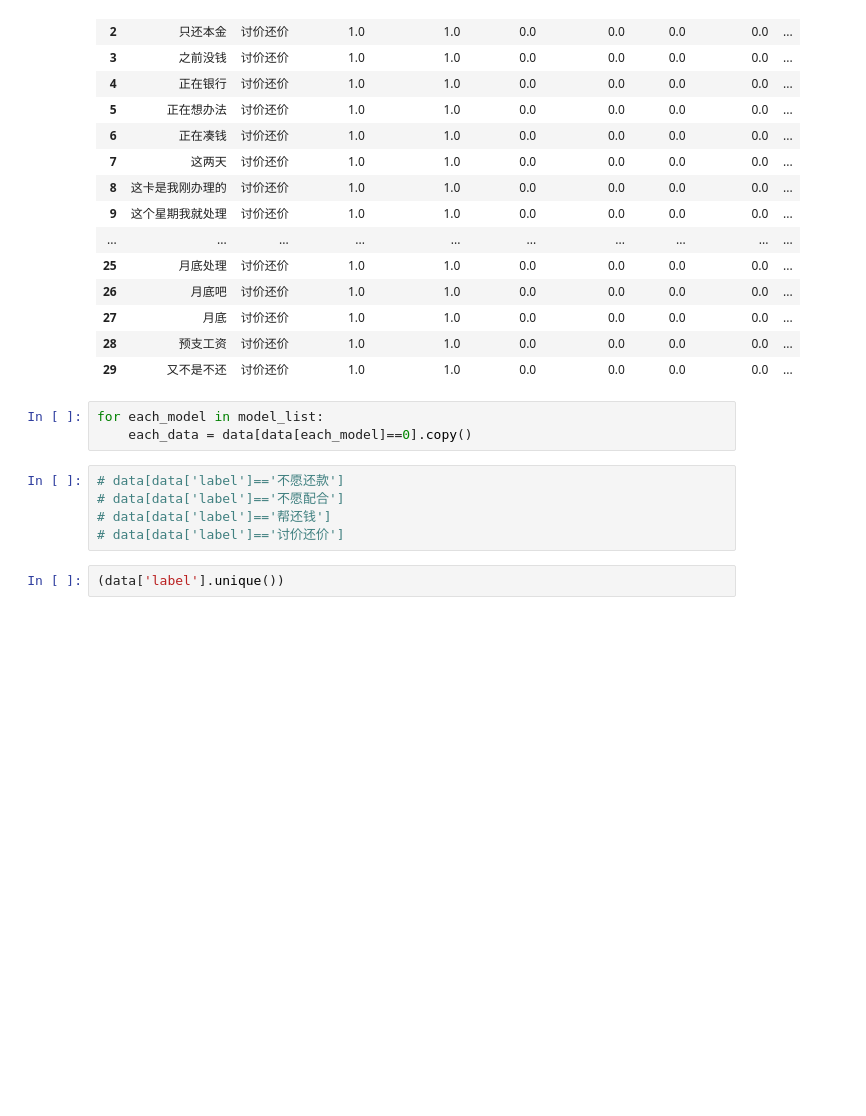
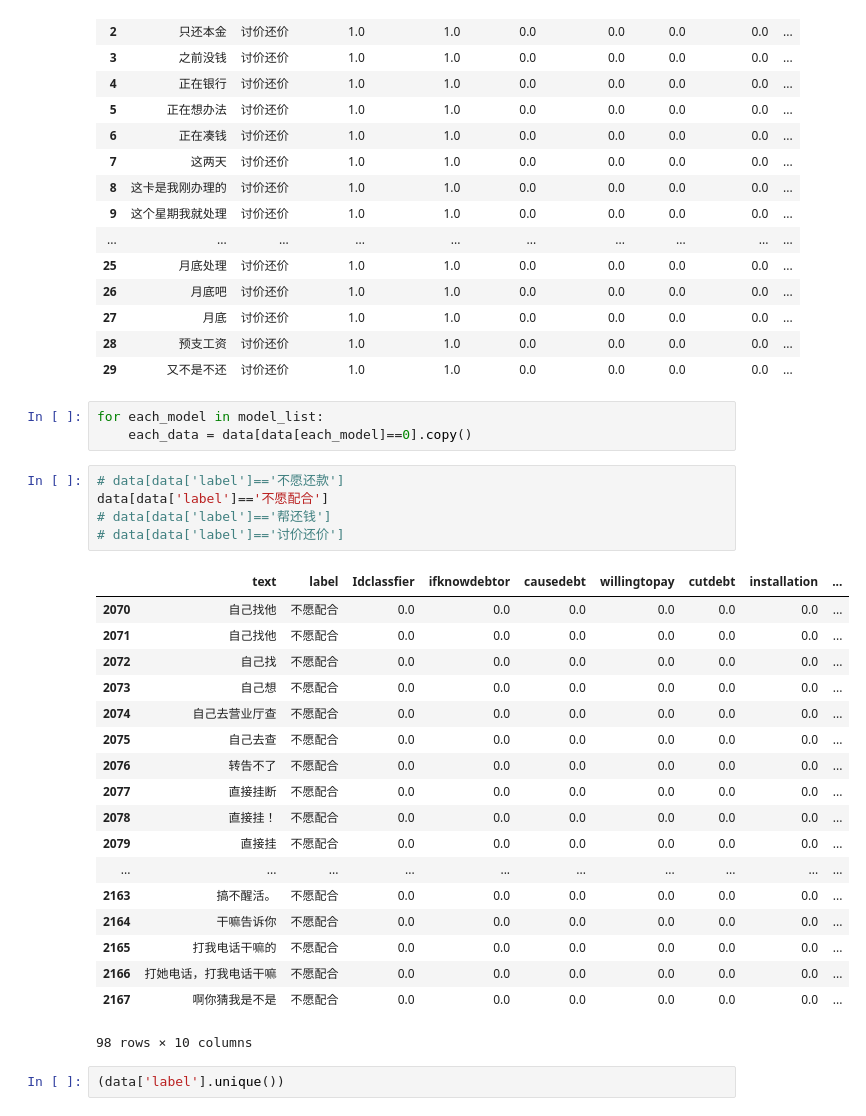
Before and after one commit to TSLNIHAOGIT/Chatbot1.0_ss, a Jupyter notebook: MLModel/code/Others/Others.ipynb, the cells around one changed output. Saved outputs shown, nothing was run; the diff lists cells and outputs as text; blank space fills up the shorter version.

```diff
--- a/MLModel/code/Others/Others.ipynb
+++ b/MLModel/code/Others/Others.ipynb
@@ -34,9 +34,28 @@ for each_model in model_list:
     each_data = data[data[each_model]==0].copy()
 # %%
 # data[data['label']=='不愿还款']
-# data[data['label']=='不愿配合']
+data[data['label']=='不愿配合']
 # data[data['label']=='帮还钱']
 # data[data['label']=='讨价还价']
+# %% [output]
+|  | text | label | Idclassfier | ifknowdebtor | causedebt | willingtopay | cutdebt | installation | ... |
+| 2070 | 自己找他 | 不愿配合 | 0.0 | 0.0 | 0.0 | 0.0 | 0.0 | 0.0 | ... |
+| 2071 | 自己找他 | 不愿配合 | 0.0 | 0.0 | 0.0 | 0.0 | 0.0 | 0.0 | ... |
+| 2072 | 自己找 | 不愿配合 | 0.0 | 0.0 | 0.0 | 0.0 | 0.0 | 0.0 | ... |
+| 2073 | 自己想 | 不愿配合 | 0.0 | 0.0 | 0.0 | 0.0 | 0.0 | 0.0 | ... |
+| 2074 | 自己去营业厅查 | 不愿配合 | 0.0 | 0.0 | 0.0 | 0.0 | 0.0 | 0.0 | ... |
+| 2075 | 自己去查 | 不愿配合 | 0.0 | 0.0 | 0.0 | 0.0 | 0.0 | 0.0 | ... |
+| 2076 | 转告不了 | 不愿配合 | 0.0 | 0.0 | 0.0 | 0.0 | 0.0 | 0.0 | ... |
+| 2077 | 直接挂断 | 不愿配合 | 0.0 | 0.0 | 0.0 | 0.0 | 0.0 | 0.0 | ... |
+| 2078 | 直接挂！ | 不愿配合 | 0.0 | 0.0 | 0.0 | 0.0 | 0.0 | 0.0 | ... |
+| 2079 | 直接挂 | 不愿配合 | 0.0 | 0.0 | 0.0 | 0.0 | 0.0 | 0.0 | ... |
+| ... | ... | ... | ... | ... | ... | ... | ... | ... | ... |
+| 2163 | 搞不醒活。 | 不愿配合 | 0.0 | 0.0 | 0.0 | 0.0 | 0.0 | 0.0 | ... |
+| 2164 | 干嘛告诉你 | 不愿配合 | 0.0 | 0.0 | 0.0 | 0.0 | 0.0 | 0.0 | ... |
+| 2165 | 打我电话干嘛的 | 不愿配合 | 0.0 | 0.0 | 0.0 | 0.0 | 0.0 | 0.0 | ... |
+| 2166 | 打她电话，打我电话干嘛 | 不愿配合 | 0.0 | 0.0 | 0.0 | 0.0 | 0.0 | 0.0 | ... |
+| 2167 | 啊你猜我是不是 | 不愿配合 | 0.0 | 0.0 | 0.0 | 0.0 | 0.0 | 0.0 | ... |
+98 rows × 10 columns
 # %%
 (data['label'].unique())
 # %% [output]
```
Also changed, not shown: 1 other file.
